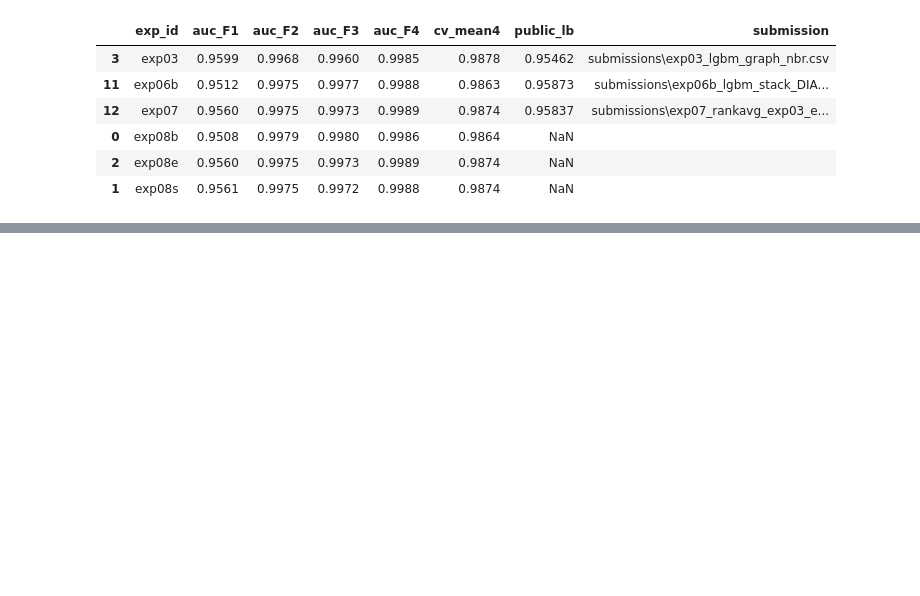
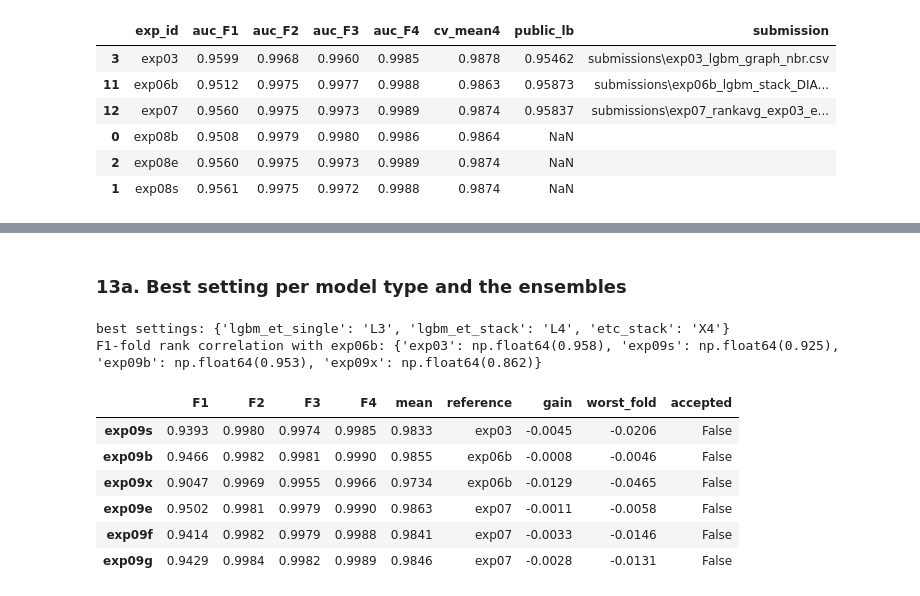
Before and after one commit to tanbeng123/bt4012-e1139091-kaggle-2026, a Jupyter notebook: bt4012_solution.ipynb, the cells around one changed output, grey strips where cells are left out. Cells and saved outputs as stored; diff of their text form; code cells hidden in the pictures; blank space fills up the shorter version.

```diff
--- a/bt4012_solution.ipynb
+++ b/bt4012_solution.ipynb
@@ -1030,0 +1134,40 @@ no tuned candidate met the acceptance rule; exp06b / exp07 remain the candidates
+# %% [markdown]
+### 13a. Best setting per model type and the ensembles
+# %%
+best_cfg = {kind: et_tune[et_tune.kind == kind].sort_values('mean', ascending=False).iloc[0].cfg for kind in KINDS}
+print('best settings:', best_cfg)
+for kind, k in best_cfg.items():              # recompute only if loaded from cache
+    if (kind, k) not in et_preds:
+        et_preds[(kind, k)] = KINDS[kind][0](k)
+
+P = {'exp03': preds4['exp03'], 'exp06b': preds4['exp06b'],
+     'exp09s': et_preds[('lgbm_et_single', best_cfg['lgbm_et_single'])],
+     'exp09b': et_preds[('lgbm_et_stack', best_cfg['lgbm_et_stack'])],
+     'exp09x': et_preds[('etc_stack', best_cfg['etc_stack'])]}
+ENSEMBLES = {'exp09e': ['exp03', 'exp06b', 'exp09s', 'exp09b'],
+             'exp09f': ['exp03', 'exp06b', 'exp09x'],
+             'exp09g': ['exp03', 'exp06b', 'exp09s', 'exp09b', 'exp09x']}
+for e, members in ENSEMBLES.items():
+    P[e] = {f: rank_average(*[P[m][f] for m in members]) for f in ALL_FOLDS}
+
+refs9 = {'exp09s': 'exp03', 'exp09b': 'exp06b', 'exp09x': 'exp06b', 'exp09e': 'exp07', 'exp09f': 'exp07', 'exp09g': 'exp07'}
+res9 = pd.DataFrame({e: fold_aucs(P[e]) for e in refs9}).T
+res9['mean'] = res9[list(ALL_FOLDS)].mean(axis=1)
+res9['reference'] = res9.index.map(refs9)
+dec9 = {e: tuned_ok(res9.loc[e, list(ALL_FOLDS)].to_dict(), REF[refs9[e]]) for e in refs9}
+res9['gain'], res9['worst_fold'], res9['accepted'] = [dec9[e][1] for e in res9.index], [dec9[e][2] for e in res9.index], [dec9[e][0] for e in res9.index]
+
+# how different are the new members from exp06b? (rank correlation on the F1 validation fold)
+corr = {m: round(pd.Series(P[m]['F1']).corr(pd.Series(P['exp06b']['F1']), method='spearman'), 3) for m in ['exp03', 'exp09s', 'exp09b', 'exp09x']}
+print('F1-fold rank correlation with exp06b:', corr)
+res9.round(4)
+# %% [output]
+best settings: {'lgbm_et_single': 'L3', 'lgbm_et_stack': 'L4', 'etc_stack': 'X4'}
+F1-fold rank correlation with exp06b: {'exp03': np.float64(0.958), 'exp09s': np.float64(0.925), 'exp09b': np.float64(0.953), 'exp09x': np.float64(0.862)}
+|  | F1 | F2 | F3 | F4 | mean | reference | gain | worst_fold | accepted |
+| exp09s | 0.9393 | 0.9980 | 0.9974 | 0.9985 | 0.9833 | exp03 | -0.0045 | -0.0206 | False |
+| exp09b | 0.9466 | 0.9982 | 0.9981 | 0.9990 | 0.9855 | exp06b | -0.0008 | -0.0046 | False |
+| exp09x | 0.9047 | 0.9969 | 0.9955 | 0.9966 | 0.9734 | exp06b | -0.0129 | -0.0465 | False |
+| exp09e | 0.9502 | 0.9981 | 0.9979 | 0.9990 | 0.9863 | exp07 | -0.0011 | -0.0058 | False |
+| exp09f | 0.9414 | 0.9982 | 0.9979 | 0.9988 | 0.9841 | exp07 | -0.0033 | -0.0146 | False |
+| exp09g | 0.9429 | 0.9984 | 0.9982 | 0.9989 | 0.9846 | exp07 | -0.0028 | -0.0131 | False |
```
Also changed, not shown: parts of 14 cells of this notebook, 2 other files.
